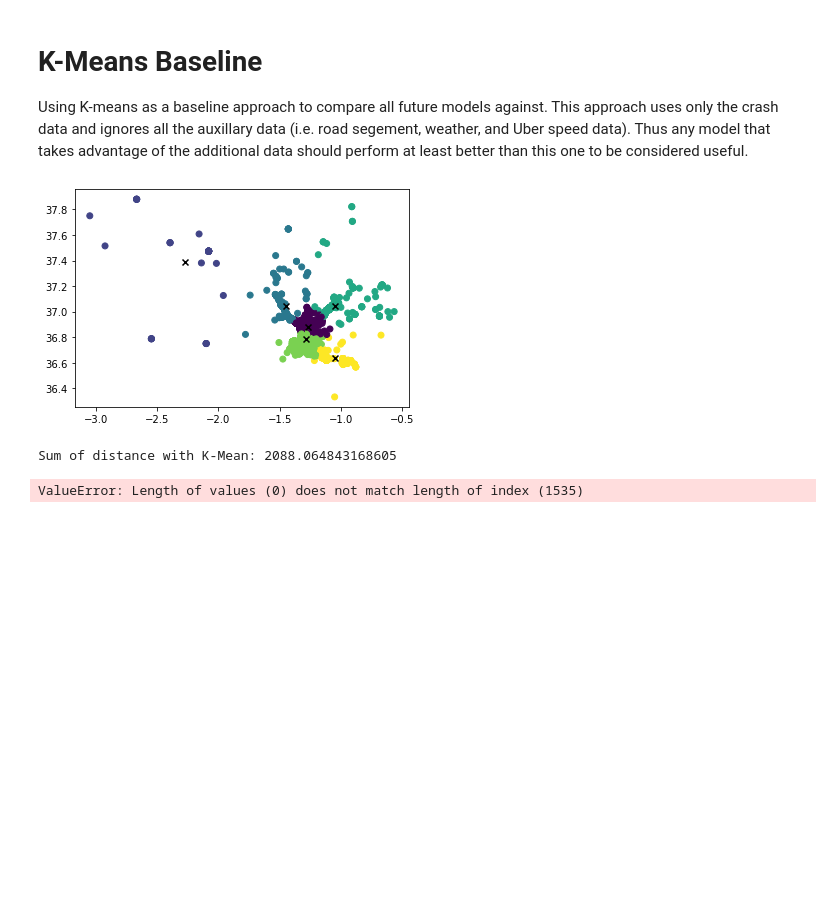
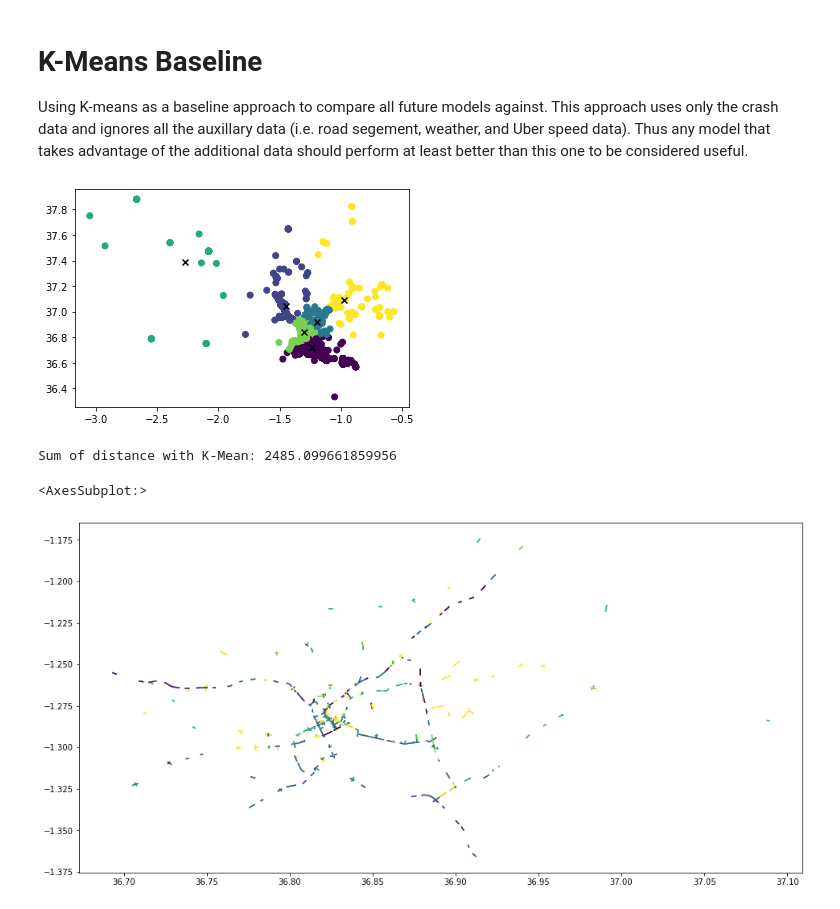
Before and after one commit to KSGulin/Nairobi-Ambulance-Challenge, a Jupyter notebook: Clustering Baseline.ipynb, the cells around one changed output. Saved outputs shown, nothing was run; the diff lists cells and outputs as text; code cells hidden in the pictures; blank space fills up the shorter version.

```diff
--- a/Clustering Baseline.ipynb
+++ b/Clustering Baseline.ipynb
@@ -18,13 +20,14 @@ crash_locations = np.delete(crashes, 0, 1).astype(float)
 kmeans.Train(crash_locations, crashes)
 performance = Sup.Competition_Metric([kmeans.centers], crashes, time_dep =0)
 print("Sum of distance with K-Mean: " + str(performance))
+crash_locations[:, [1, 0]] = crash_locations[:, [0, 1]]
 # %% [output]
-[figure, old version]
+[figure, new version]
-Sum of distance with K-Mean: 2088.064843168605
+Sum of distance with K-Mean: 2485.099661859956
 # %%
-crash_locations[:, [1, 0]] = crash_locations[:, [0, 1]]
 segments_merged = Sup.Load_Merge_Road()
-segments_merged = Proc.merge_roads_crashes(segments_merged, crash_locations)
+segments_merged = Proc.Merge_Roads_Crashes(segments_merged, crash_locations, crashes)
 segments_merged.plot(column='55_90', figsize=(20, 8))
 # %% [output]
-ValueError: Length of values (0) does not match length of index (1535)
+<AxesSubplot:>
+[figure, added]
```
Also changed, not shown: parts of 8 cells of this notebook, 3 other files.
